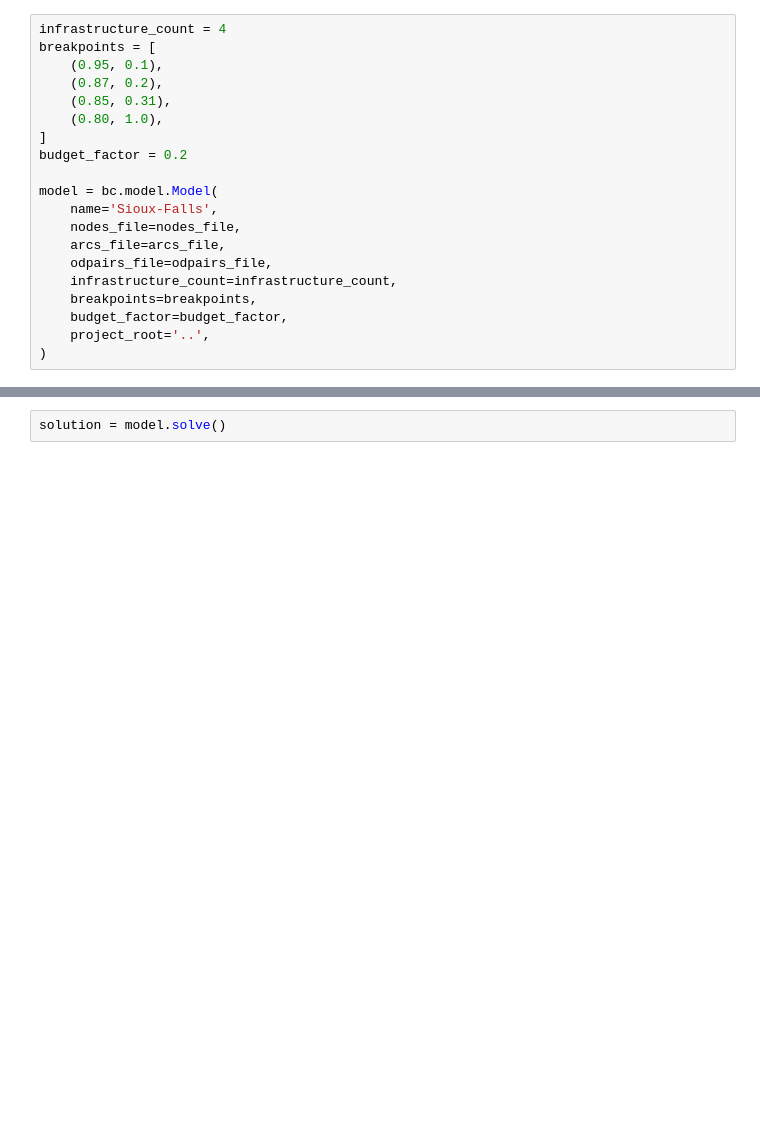
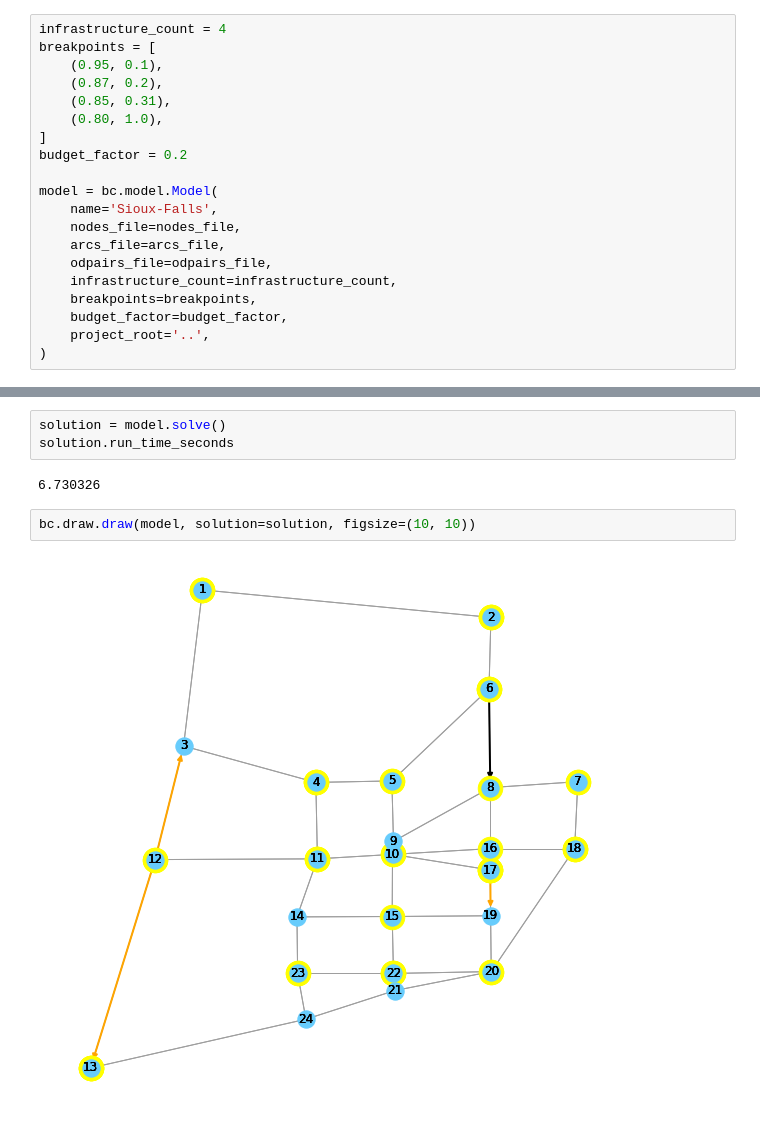
Before and after one commit to joaquinco/bicycle-network-design, a Jupyter notebook: notebooks/Sioux Falls.ipynb, the cells around one changed output, grey strips where cells are left out. Cells and saved outputs as stored; diff of their text form; blank space fills up the shorter version.

Commit message:
draw solution

```diff
--- a/notebooks/Sioux Falls.ipynb
+++ b/notebooks/Sioux Falls.ipynb
@@ -48,3 +48,10 @@ bc.draw.draw_graph(model.graph)
 [figure]
 # %%
 solution = model.solve()
+solution.run_time_seconds
+# %% [output]
+6.730326
+# %%
+bc.draw.draw(model, solution=solution, figsize=(10, 10))
+# %% [output]
+[figure, added]
```
Also changed, not shown: parts of 2 cells of this notebook, 8 other files.
